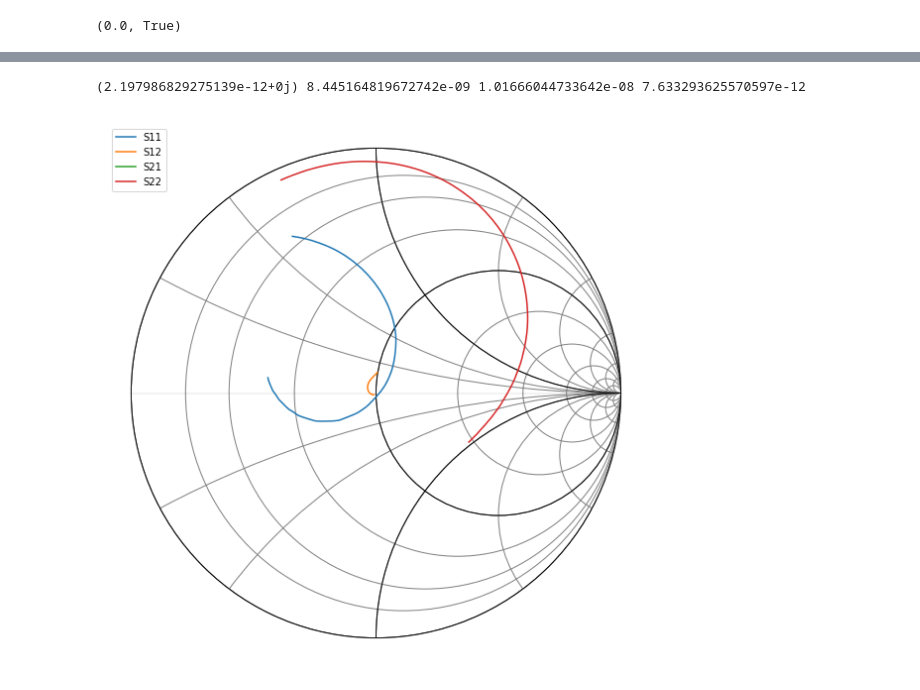
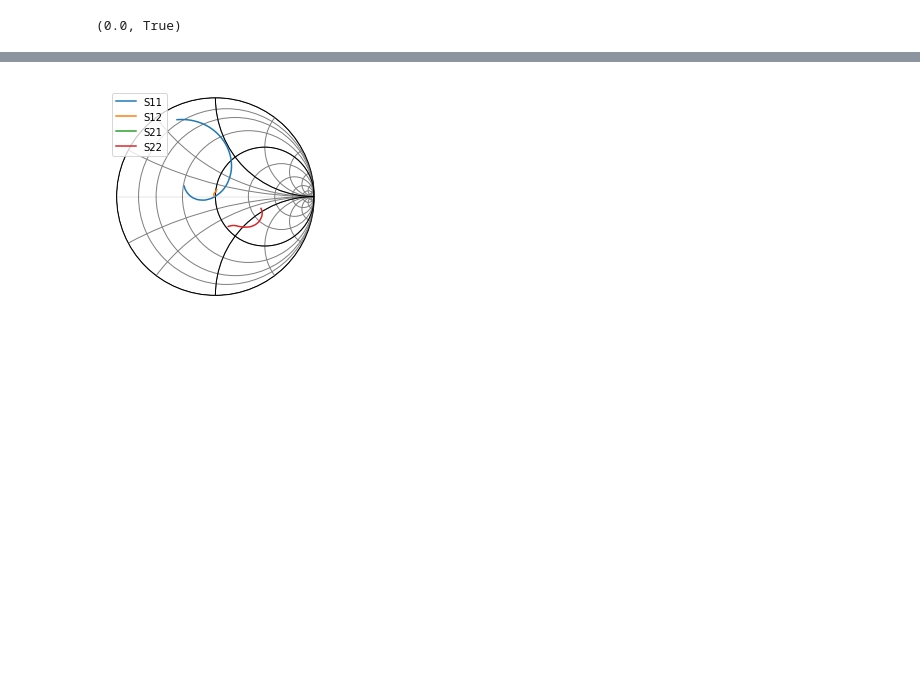
Before and after one commit to cactorium/ism-915mhz-transceiver, a Jupyter notebook: sim/lo-amplifier-15db.ipynb, the cells around one changed output, grey strips where cells are left out. Cells and saved outputs as stored; diff of their text form; code cells hidden in the pictures; blank space fills up the shorter version.

```diff
--- a/sim/lo-amplifier-15db.ipynb
+++ b/sim/lo-amplifier-15db.ipynb
@@ -14,7 +14,7 @@ plt.rcParams['figure.figsize'] = [10, 10]
 f = freq.Frequency(0.4, 2, 1001)
 tem = media.DistributedCircuit(f, z0=50)
 
-bjt = net.Network('BFU520_Spar_NF_400MHz-2GHz/BFU520_05V0_010mA_NF_SP.s2p').interpolate(f)
+bjt = net.Network('BFU520_Spar_NF_400MHz-2GHz/BFU520_05V0_020mA_NF_SP.s2p').interpolate(f)
 
 bjt
 
@@ -200,6 +193,7 @@ print(gamma_s, is_gamma_s_stable)
 # %%
 # time to calculate the source matching network
-z_s = net.s2z(np.array([[[gamma_s]]]))[0, 0, 0]
+r_series = 10.
+z_s = net.s2z(np.array([[[gamma_s]]]))[0, 0, 0] + r_series
 print(z_s)
 
 Q = np.sqrt((50 - np.real(z_s))/np.real(z_s))
@@ -230,9 +228,9 @@ print(z_eff)
 # %%
 # now to implement it using two port networks
-input_network = tem.shunt_inductor(l_shunt_s) ** tem.capacitor(c_series_s)
+input_network = tem.shunt_inductor(l_shunt_s) ** tem.capacitor(c_series_s) ** tem.resistor(r_series)
 
 #check stability by seeing how it looks from the transistor
-input_network_backwards = tem.capacitor(c_series_s) ** tem.shunt_inductor(l_shunt_s)
+input_network_backwards = tem.resistor(r_series) ** tem.capacitor(c_series_s) ** tem.shunt_inductor(l_shunt_s)
 print(np.all(np.absolute(input_network_backwards.s11.s - cs) > rs))
 input_network_backwards.s11.plot_s_smith()
 # %% [output]
@@ -272,14 +270,13 @@ amplifier.s21.plot_s_db()
 # %%
 # let's see what the final network looks like with imperfect components
-print(c_l, l_l, l_shunt_s, c_series_s)
-output_network2 = tem.capacitor(3.9e-12) ** tem.shunt_inductor(12e-9)
-input_network2 = tem.shunt_inductor(9.5e-9) ** tem.capacitor(12e-12)
+#print(c_l, l_l, l_shunt_s, c_series_s)
+#output_network2 = tem.capacitor(3.9e-12) ** tem.shunt_inductor(12e-9)
+input_network2 = tem.shunt_inductor(9.1e-9) ** tem.capacitor(7.5e-12) ** tem.resistor(10.)
 
-amplifier2 = input_network2 ** bjt ** output_network2
+amplifier2 = input_network2 ** bjt #** output_network2
 amplifier2.plot_s_smith()
 # %% [output]
-(2.197986829275139e-12+0j) 8.445164819672742e-09 1.01666044733642e-08 7.633293625570597e-12
-[figure, old version]
+[figure, new version]
 # %%
 amplifier2.s11.plot_s_db()
 # %% [output]
```
Also changed, not shown: parts of 25 cells of this notebook, 1 other file.
